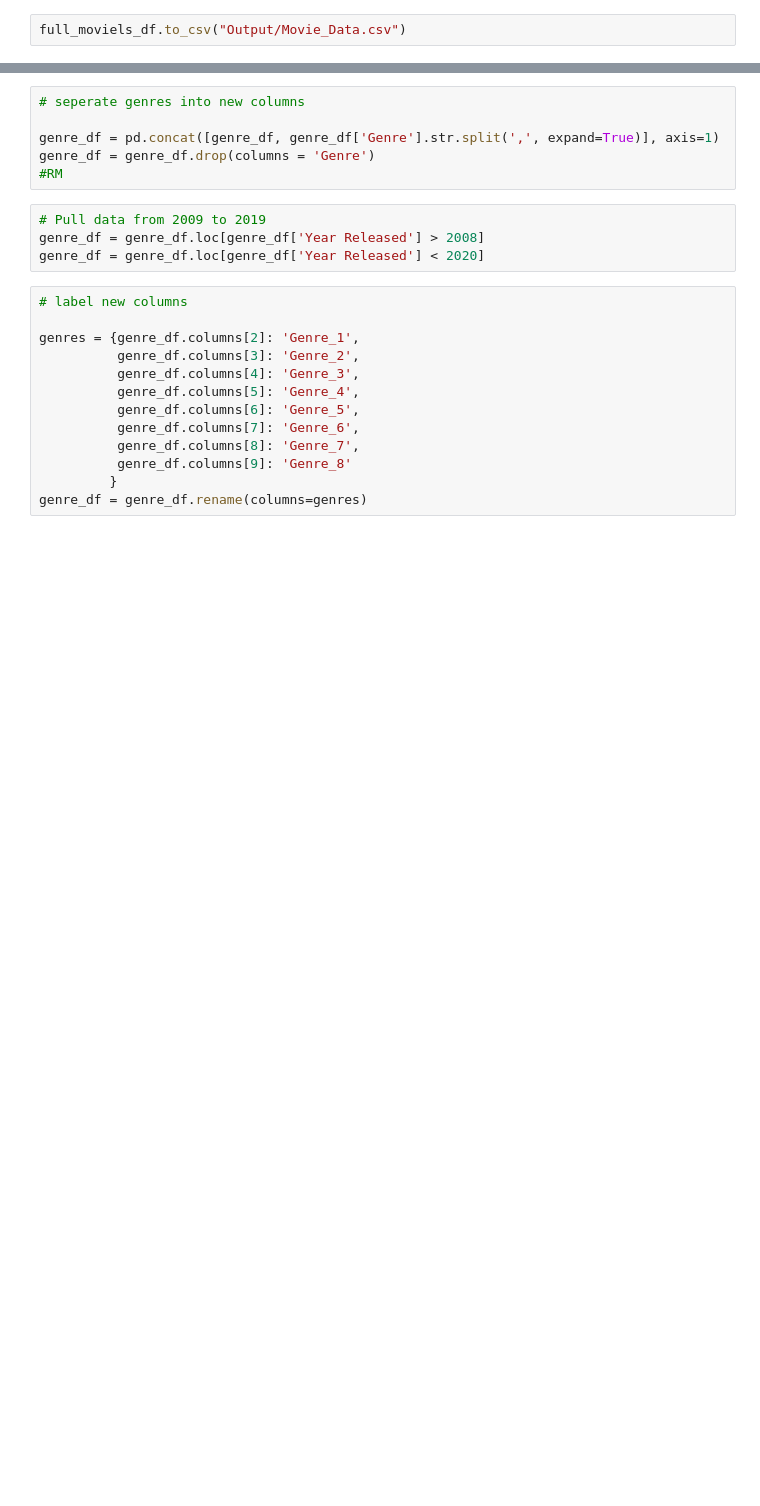
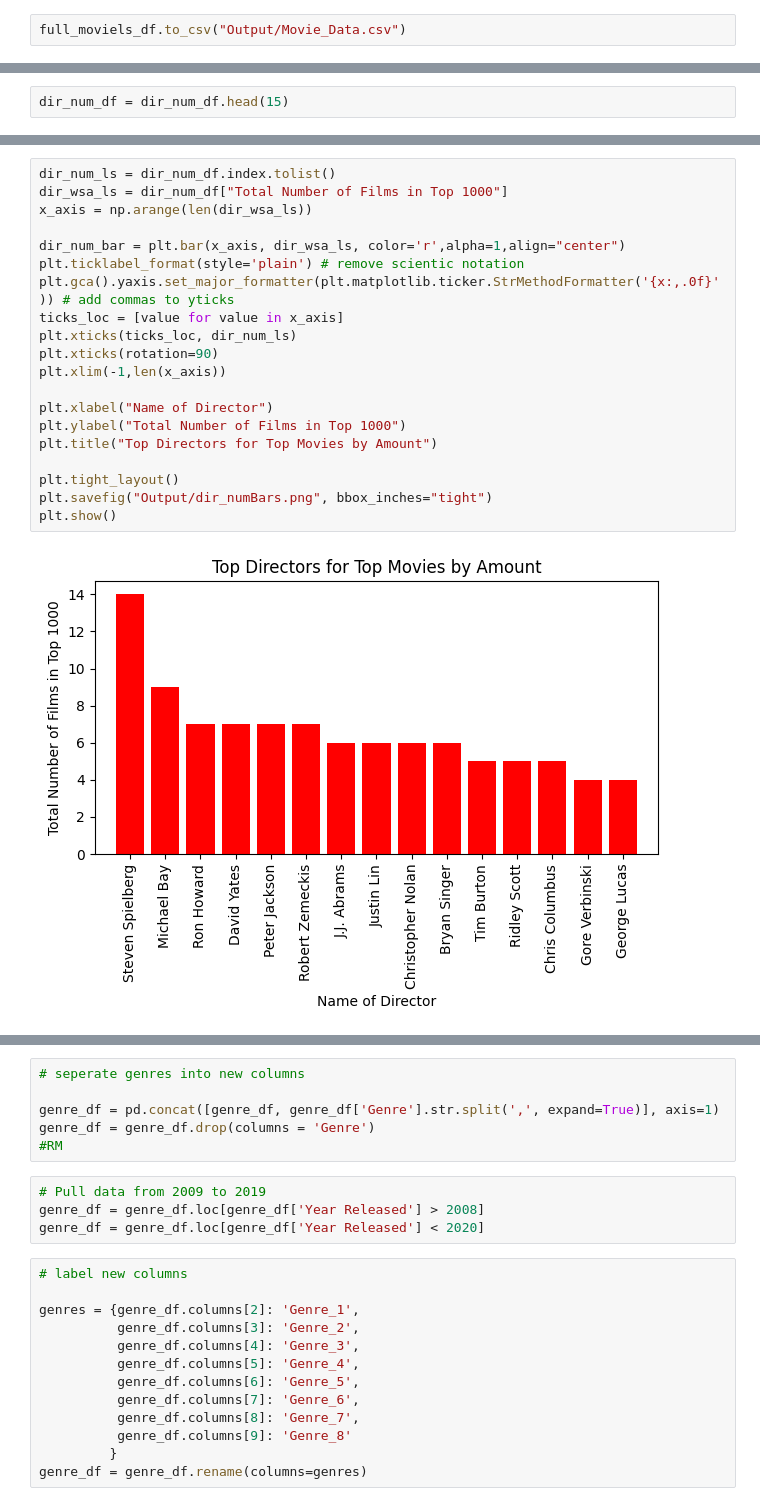
Before and after one commit to edwardAugust/project1-group2, a Jupyter notebook: main_updated.ipynb, the cells around one changed output, grey strips where cells are left out. Saved outputs shown, nothing was run; the diff lists cells and outputs as text; blank space fills up the shorter version.

```diff
--- a/main_updated.ipynb
+++ b/main_updated.ipynb
@@ -168,0 +98,2 @@ genre_df = full_moviels_df[['World Sales', 'Year Released', 'Genre']]
+# %%
+dir_num_df = dir_num_df.head(15)
@@ -168,0 +239,22 @@ genre_df = full_moviels_df[['World Sales', 'Year Released', 'Genre']]
+# %%
+dir_num_ls = dir_num_df.index.tolist()
+dir_wsa_ls = dir_num_df["Total Number of Films in Top 1000"]
+x_axis = np.arange(len(dir_wsa_ls))
+
+dir_num_bar = plt.bar(x_axis, dir_wsa_ls, color='r',alpha=1,align="center")
+plt.ticklabel_format(style='plain') # remove scientic notation
+plt.gca().yaxis.set_major_formatter(plt.matplotlib.ticker.StrMethodFormatter('{x:,.0f}')) # add commas to yticks
+ticks_loc = [value for value in x_axis]
+plt.xticks(ticks_loc, dir_num_ls)
+plt.xticks(rotation=90)
+plt.xlim(-1,len(x_axis))
+
+plt.xlabel("Name of Director")
+plt.ylabel("Total Number of Films in Top 1000")
+plt.title("Top Directors for Top Movies by Amount")
+
+plt.tight_layout()
+plt.savefig("Output/dir_numBars.png", bbox_inches="tight")
+plt.show()
+# %% [output]
+[figure, added]
```
Also changed, not shown: parts of 61 cells of this notebook, 16 other files.
